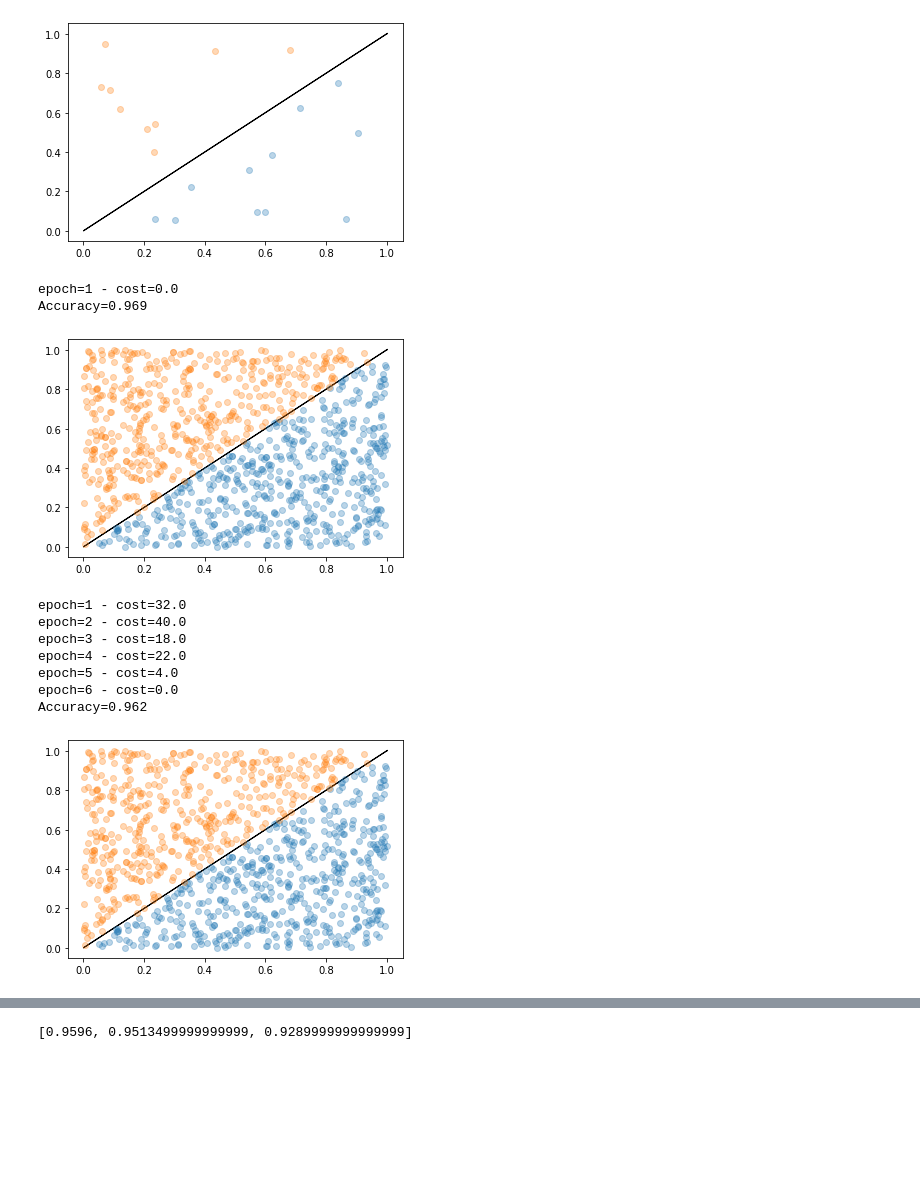
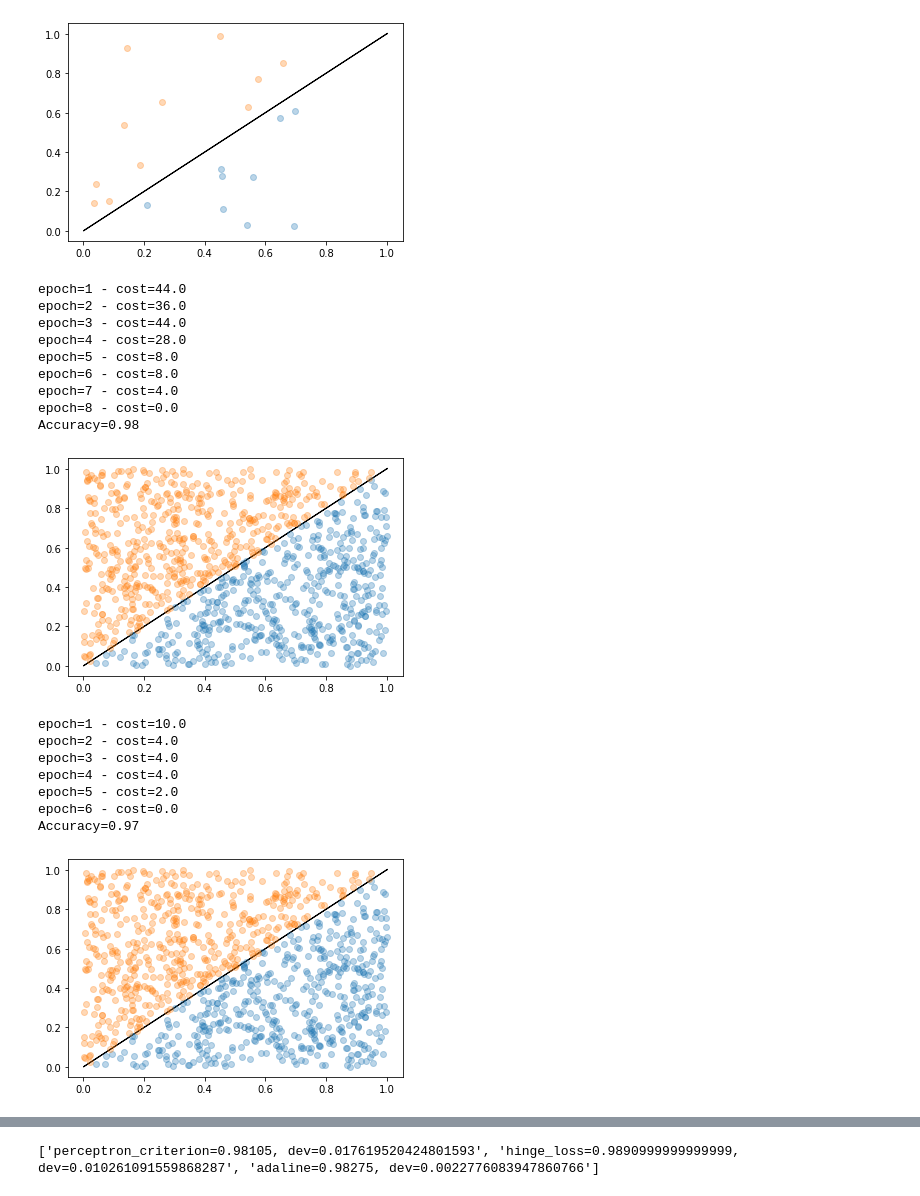
Before and after one commit to leandrolustosa/renear, a Jupyter notebook: perceptron/perceptron.ipynb, the cells around one changed output, grey strips where cells are left out. Saved outputs shown, nothing was run; the diff lists cells and outputs as text; code cells hidden in the pictures; blank space fills up the shorter version.

Commit message:
Atualização Perceptron Multiclass

```diff
--- a/perceptron/perceptron.ipynb
+++ b/perceptron/perceptron.ipynb
@@ -116,35 +116,43 @@ class Perceptron(object):
 # %%
 X, y = generate_dataset()
 
 plot_dataset(X, y)
 hiperplano = [1, -1]
 vetor = perpendicular(hiperplano)
 plot_vetor(vetor)
 
+cfs_str = ["perceptron_criterion", "hinge_loss", "adaline"]
 cfs = [CostPerceptron(), HingeLoss(), Adaline()]
 accs = [0.0, 0.0, 0.0]
 X_test, y_test = generate_dataset(1000)
 
 for cf in cfs:
 
     perceptron = Perceptron(cf=cf)
 
     perceptron.fit(X, y, epochs=20, verbose=True)
     y_pred = perceptron.predict(X_test)
     accuracy(y_test, y_pred, verbose=True)
 
     plot_dataset(X_test, y_test)
     plot_vetor(perpendicular(hiperplano))
 # %% [output]
-[figure, old version]
+[figure, new version]
-epoch=1 - cost=0.0
-Accuracy=0.969
+epoch=1 - cost=44.0
+epoch=2 - cost=36.0
+epoch=3 - cost=44.0
+epoch=4 - cost=28.0
+epoch=5 - cost=8.0
+epoch=6 - cost=8.0
+epoch=7 - cost=4.0
+epoch=8 - cost=0.0
+Accuracy=0.98
-[figure, old version]
+[figure, new version]
-epoch=1 - cost=32.0
-epoch=2 - cost=40.0
-epoch=3 - cost=18.0
-epoch=4 - cost=22.0
-epoch=5 - cost=4.0
+epoch=1 - cost=10.0
+epoch=2 - cost=4.0
+epoch=3 - cost=4.0
+epoch=4 - cost=4.0
+epoch=5 - cost=2.0
 epoch=6 - cost=0.0
-Accuracy=0.962
+Accuracy=0.97
-[figure, old version]
+[figure, new version]
@@ -169,5 +177,5 @@ Accuracy=0.929
 # %%
-accs = [0.0, 0.0, 0.0]
+accs = [[], [], []]
 
 for i in range(20):
     for idx, cf in enumerate(cfs):
@@ -175,11 +183,11 @@ for i in range(20):
 
         perceptron.fit(X, y, epochs=20)
         y_pred = perceptron.predict(X_test)
-        accs[idx] += accuracy(y_test, y_pred)
+        accs[idx].append(accuracy(y_test, y_pred))
 
-print([x / 20 for x in accs])
+print([f"{c}={np.mean(x)}, dev={np.std(x)}"  for x, c in zip(accs, cfs_str)])
 # %% [output]
-[0.9596, 0.9513499999999999, 0.9289999999999999]
+['perceptron_criterion=0.98105, dev=0.017619520424801593', 'hinge_loss=0.9890999999999999, dev=0.010261091559868287', 'adaline=0.98275, dev=0.0022776083947860766']
 # %% [markdown]
 1. Em qual caso você obteve a melhor acurácia, e por quê?
 
```
Also changed, not shown: parts of 2 cells of this notebook, 12 other files.
